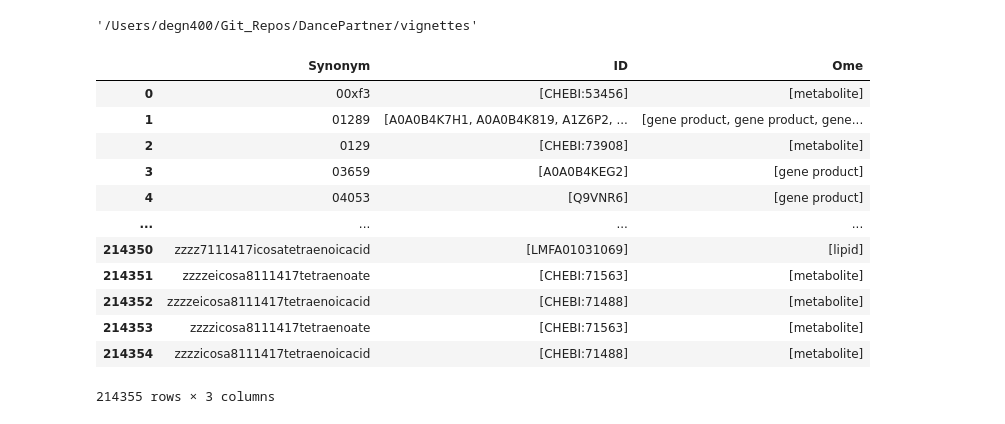
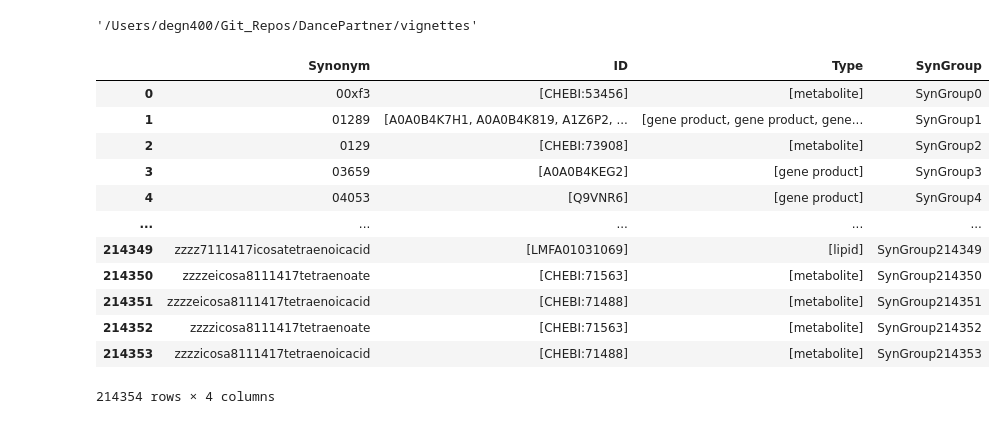
Before and after one commit to PNNL-Predictive-Phenomics/DancePartner, a Jupyter notebook: vignettes/synonym_table_update.ipynb, the cells around one changed output. Drawn from its saved outputs; the diff is of its cells as text; code cells hidden in the pictures.

Commit message:
Added supergroup identification to synonyms

```diff
--- a/vignettes/synonym_table_update.ipynb
+++ b/vignettes/synonym_table_update.ipynb
@@ -49,7 +49,7 @@ def __get_ome_df(ome_path: str, delim: str = ",", ome_type: str = None):
     # Make dictionary
     df = pd.DataFrame(ome_dict.items()).explode(1).rename({0: "ID", 1: "Synonym"}, axis = 1)
     if ome_type is not None:
-        df["Ome"] = ome_type
+        df["Type"] = ome_type
 
     return df
 # %%
@@ -68,21 +68,22 @@ unique_terms = list(set(ome_data["Synonym"].to_list()))
 cleaned_terms = [term for term in unique_terms if len(term) >= 3 and len(term) <= 50 and term not in stopwords]
 
 # Filter ome data down to cleaned terms
-ome_data = ome_data[ome_data["Synonym"].isin(cleaned_terms)]
+ome_data = ome_data[ome_data["Synonym"].isin(cleaned_terms)].reset_index(drop = True)
 # %%
-ome_data = ome_data.groupby("Synonym").agg({"ID": list, "Ome": list}).reset_index()
-ome_data
+Synonym_Groups = ome_data.groupby("Synonym").agg({"ID": list, "Type": list}).reset_index()
+Synonym_Groups["SynGroup"] = ["SynGroup" + str(x) for x in range(len(Synonym_Groups))]
+Synonym_Groups
 # %% [output]
-|  | Synonym | ID | Ome |
-| 0 | 00xf3 | [CHEBI:53456] | [metabolite] |
-| 1 | 01289 | [A0A0B4K7H1, A0A0B4K819, A1Z6P2, ... | [gene product, gene product, gene... |
-| 2 | 0129 | [CHEBI:73908] | [metabolite] |
-| 3 | 03659 | [A0A0B4KEG2] | [gene product] |
-| 4 | 04053 | [Q9VNR6] | [gene product] |
-| ... | ... | ... | ... |
-| 214350 | zzzz7111417icosatetraenoicacid | [LMFA01031069] | [lipid] |
-| 214351 | zzzzeicosa8111417tetraenoate | [CHEBI:71563] | [metabolite] |
-| 214352 | zzzzeicosa8111417tetraenoicacid | [CHEBI:71488] | [metabolite] |
-| 214353 | zzzzicosa8111417tetraenoate | [CHEBI:71563] | [metabolite] |
-| 214354 | zzzzicosa8111417tetraenoicacid | [CHEBI:71488] | [metabolite] |
+|  | Synonym | ID | Type | SynGroup |
+| 0 | 00xf3 | [CHEBI:53456] | [metabolite] | SynGroup0 |
+| 1 | 01289 | [A0A0B4K7H1, A0A0B4K819, A1Z6P2, ... | [gene product, gene product, gene... | SynGroup1 |
+| 2 | 0129 | [CHEBI:73908] | [metabolite] | SynGroup2 |
+| 3 | 03659 | [A0A0B4KEG2] | [gene product] | SynGroup3 |
+| 4 | 04053 | [Q9VNR6] | [gene product] | SynGroup4 |
+| ... | ... | ... | ... | ... |
+| 214349 | zzzz7111417icosatetraenoicacid | [LMFA01031069] | [lipid] | SynGroup214349 |
+| 214350 | zzzzeicosa8111417tetraenoate | [CHEBI:71563] | [metabolite] | SynGroup214350 |
+| 214351 | zzzzeicosa8111417tetraenoicacid | [CHEBI:71488] | [metabolite] | SynGroup214351 |
+| 214352 | zzzzicosa8111417tetraenoate | [CHEBI:71563] | [metabolite] | SynGroup214352 |
+| 214353 | zzzzicosa8111417tetraenoicacid | [CHEBI:71488] | [metabolite] | SynGroup214353 |
-214355 rows × 3 columns
+214354 rows × 4 columns
```
Also changed, not shown: parts of 4 cells of this notebook, 1 other file.
